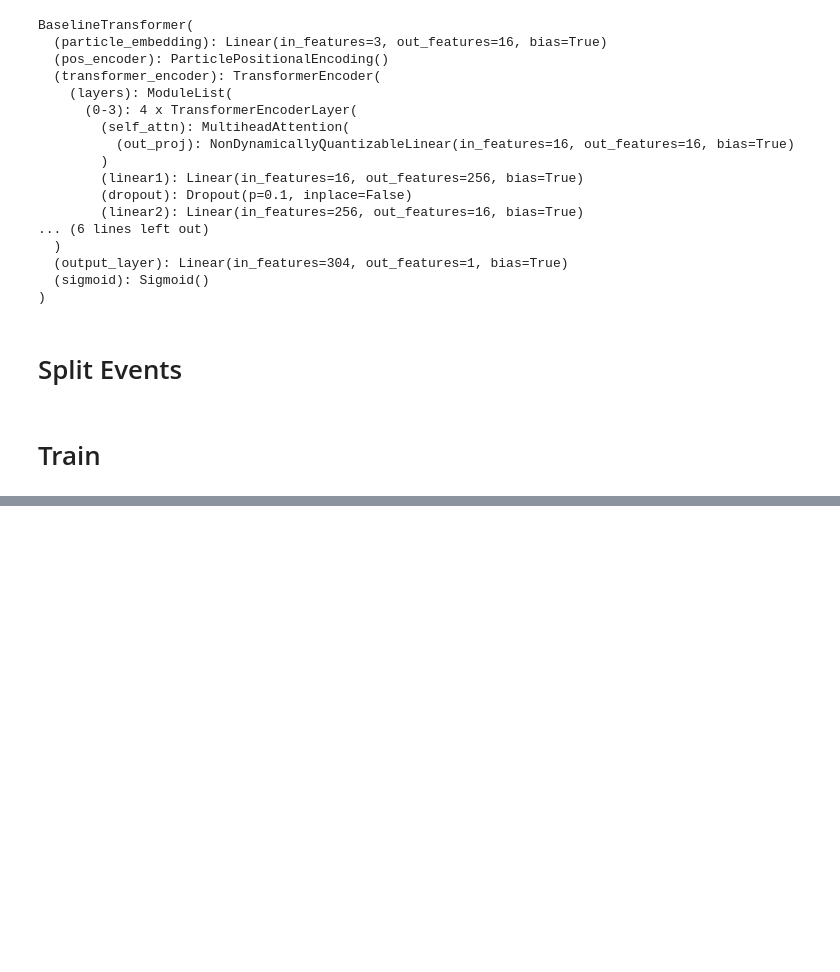
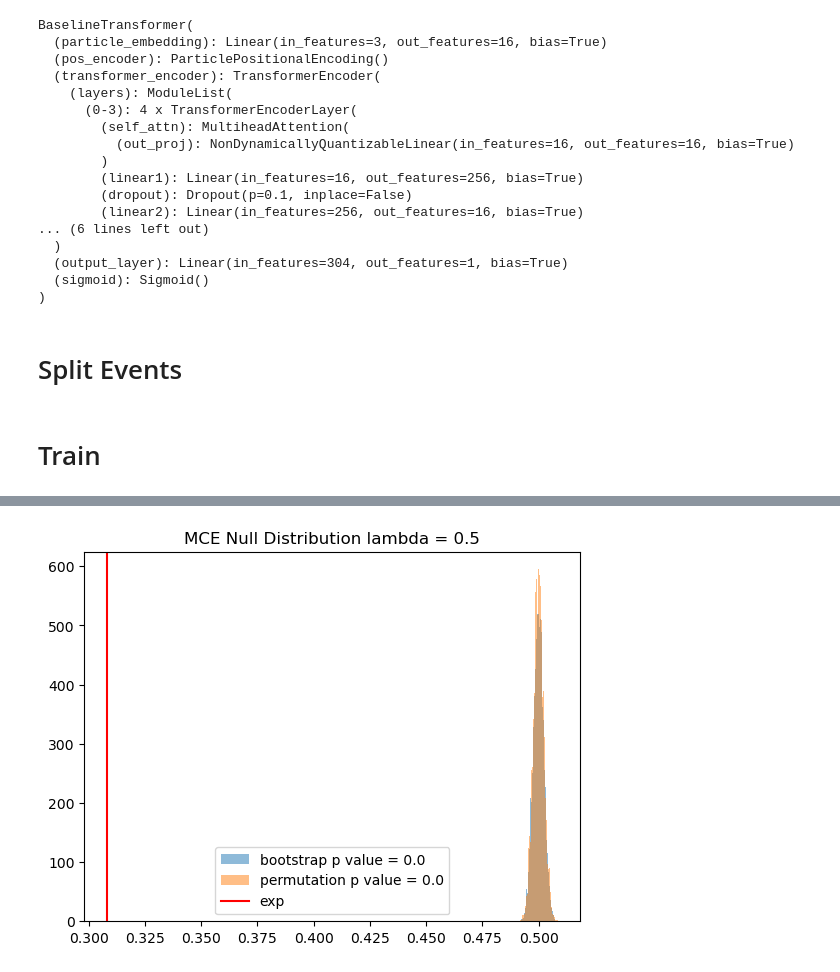
Before and after one commit to ZhengtingHe/ADwithNE, a Jupyter notebook: demo/baseline.ipynb, the cells around one changed output, grey strips where cells are left out. Saved outputs shown, nothing was run; the diff lists cells and outputs as text; code cells hidden in the pictures; blank space fills up the shorter version.

```diff
--- a/demo/baseline.ipynb
+++ b/demo/baseline.ipynb
@@ -156,0 +183,14 @@ Epoch 18 / 50
+# %%
+bootstrap_permutation = Bootstrap_Permutation(X2[:,:,:3], W2[:,:,:3], classify_model, pi, normalizer=None)
+# %%
+lrt_null_bootstarp, auc_null_bootstarp, mce_null_bootstarp = bootstrap_permutation.bootstrap(10000)
+lrt_null_permutation, auc_null_permutation, mce_null_permutation = bootstrap_permutation.permutation(10000)
+# %%
+plt.hist(mce_null_bootstarp, bins=50, alpha=0.5, label="bootstrap p value = {}".format(bootstrap_permutation.mce_p_bootstrap))
+plt.hist(mce_null_permutation, bins=50, alpha=0.5, label="permutation p value = {}".format(bootstrap_permutation.mce_p_permutation))
+plt.axvline(bootstrap_permutation.mce_exp, color='r', label="exp")
+plt.legend()
+plt.title("MCE Null Distribution lambda = {}".format(sig_lambda))
+plt.show()
+# %% [output]
+[figure, added]
```
Also changed, not shown: parts of 16 cells of this notebook, 1 other file.
